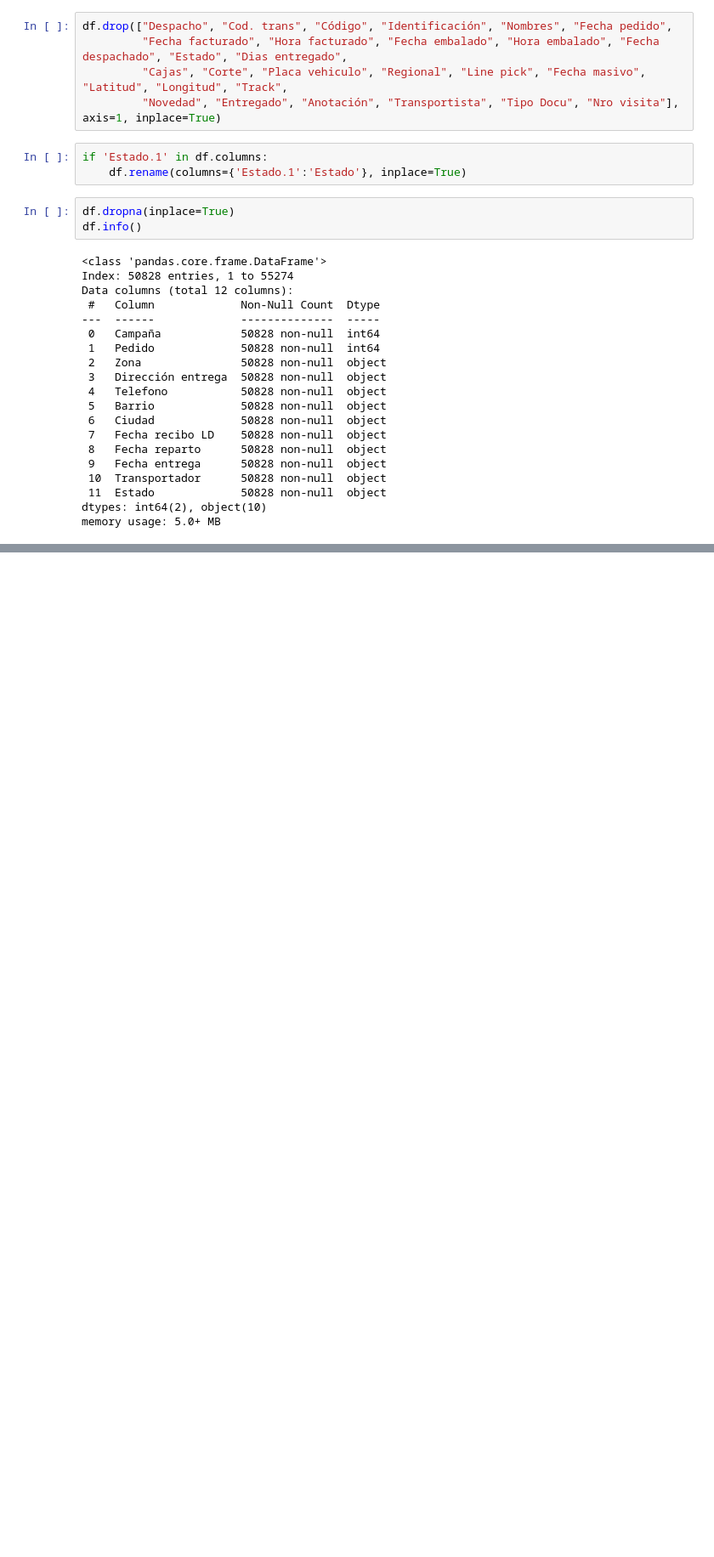
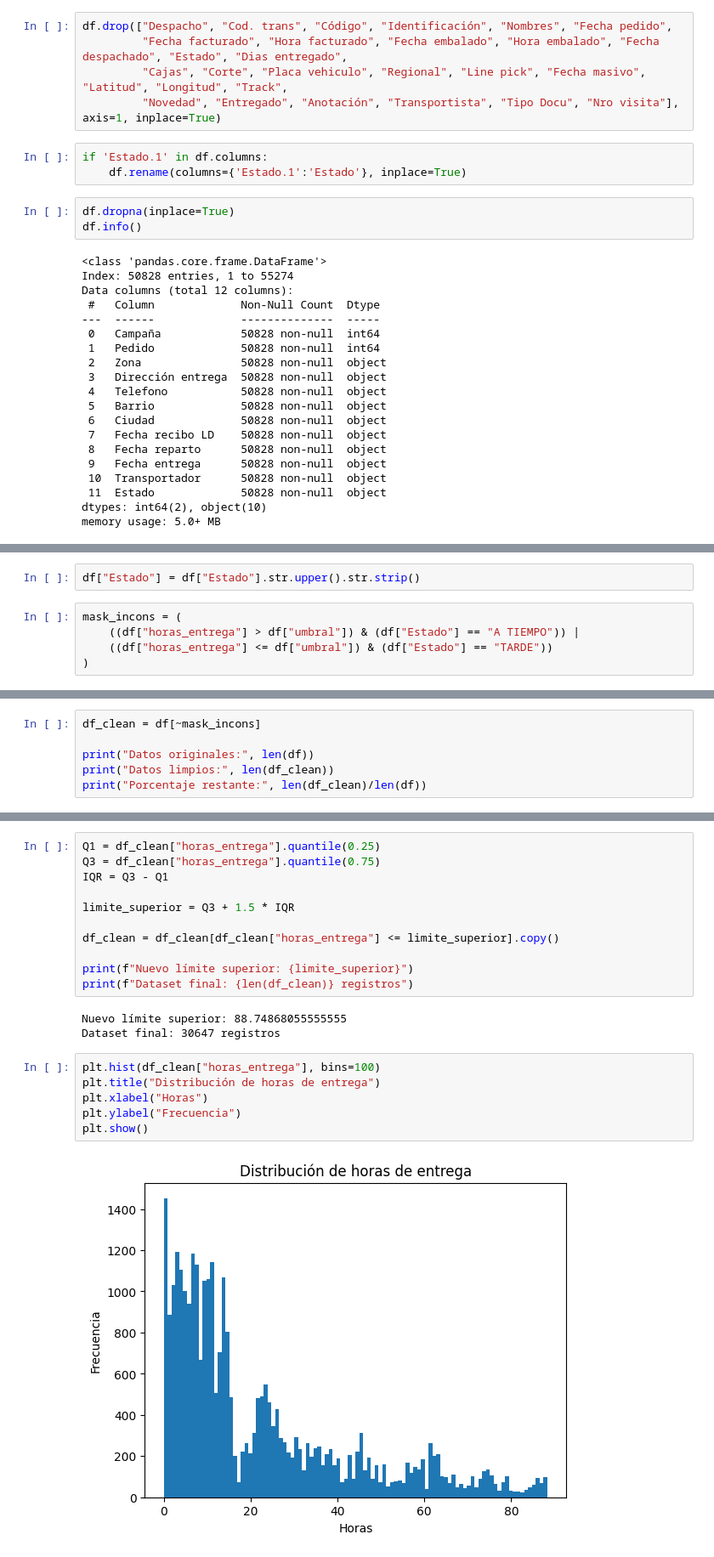
Before and after one commit to JuanHoyos329/Proyecto_IA, a Jupyter notebook: ETL.ipynb, the cells around one changed output, grey strips where cells are left out. Shown at 85% size. Cells and saved outputs as stored; diff of their text form; blank space fills up the shorter version.

```diff
--- a/ETL.ipynb
+++ b/ETL.ipynb
@@ -149,0 +88,7 @@ plt.show()
+# %%
+df["Estado"] = df["Estado"].str.upper().str.strip()
+# %%
+mask_incons = (
+    ((df["horas_entrega"] > df["umbral"]) & (df["Estado"] == "A TIEMPO")) |
+    ((df["horas_entrega"] <= df["umbral"]) & (df["Estado"] == "TARDE"))
+)
@@ -149,0 +172,6 @@ plt.show()
+# %%
+df_clean = df[~mask_incons]
+
+print("Datos originales:", len(df))
+print("Datos limpios:", len(df_clean))
+print("Porcentaje restante:", len(df_clean)/len(df))
@@ -149,0 +387,22 @@ plt.show()
+# %%
+Q1 = df_clean["horas_entrega"].quantile(0.25)
+Q3 = df_clean["horas_entrega"].quantile(0.75)
+IQR = Q3 - Q1
+
+limite_superior = Q3 + 1.5 * IQR
+
+df_clean = df_clean[df_clean["horas_entrega"] <= limite_superior].copy()
+
+print(f"Nuevo límite superior: {limite_superior}")
+print(f"Dataset final: {len(df_clean)} registros")
+# %% [output]
+Nuevo límite superior: 88.74868055555555
+Dataset final: 30647 registros
+# %%
+plt.hist(df_clean["horas_entrega"], bins=100)
+plt.title("Distribución de horas de entrega")
+plt.xlabel("Horas")
+plt.ylabel("Frecuencia")
+plt.show()
+# %% [output]
+[figure, added]
```
Also changed, not shown: parts of 32 cells of this notebook, 3 other files.
